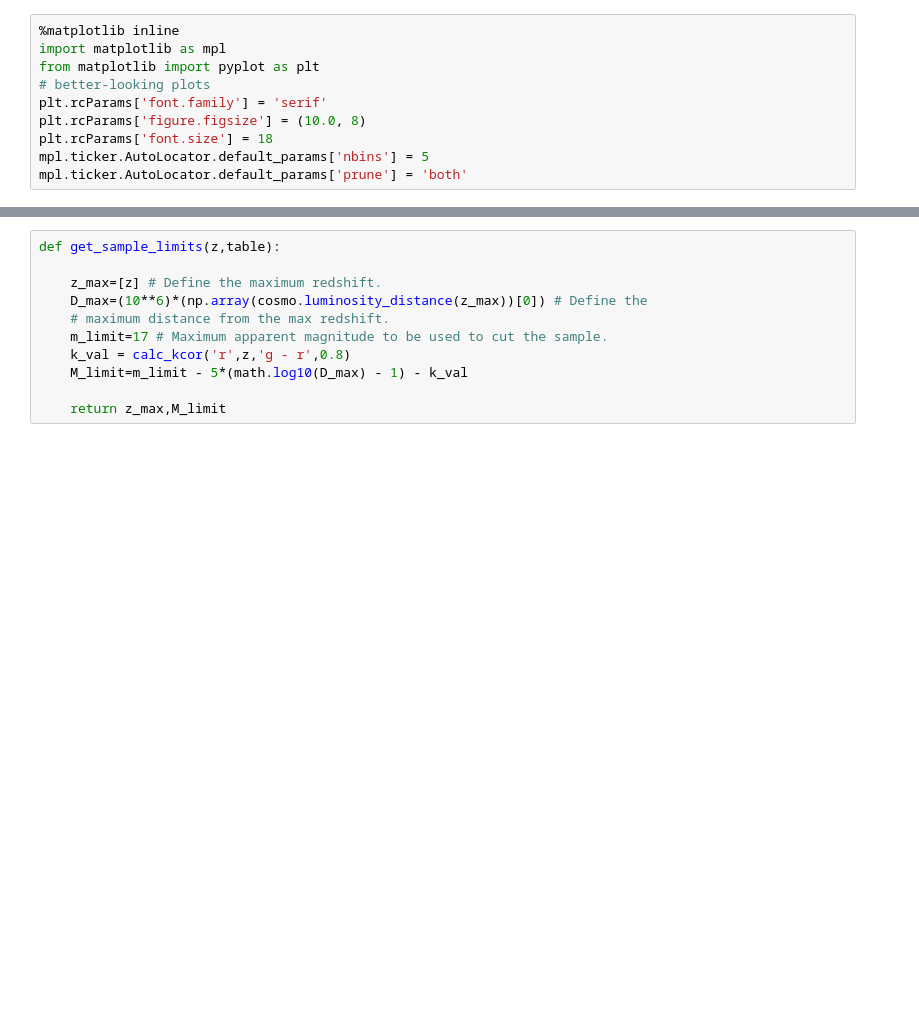
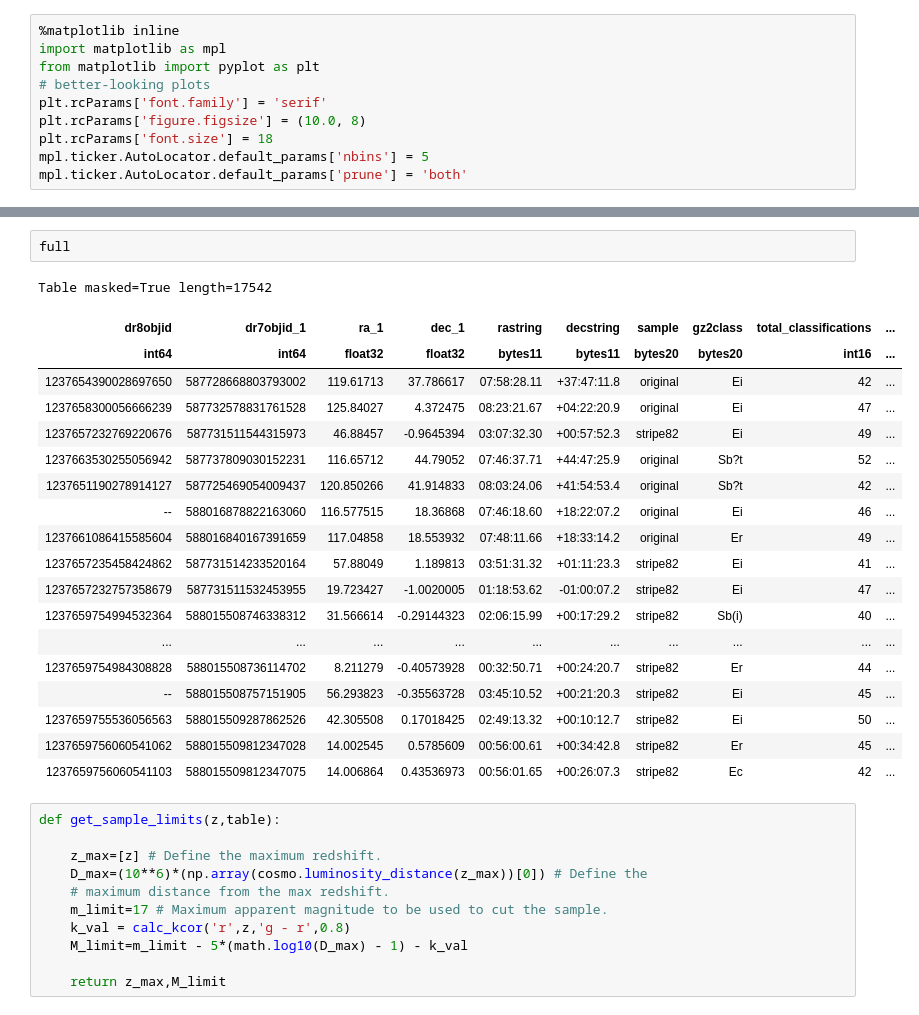
Before and after one commit to leeskelvin/gamakidsgz, a Jupyter notebook: debiasing.ipynb, the cells around one changed output, grey strips where cells are left out. Saved outputs shown, nothing was run; the diff lists cells and outputs as text; blank space fills up the shorter version.

```diff
--- a/debiasing.ipynb
+++ b/debiasing.ipynb
@@ -80,3 +80,25 @@ full = full[normal_depth] # only keep the normal depth images.
+# %%
+full
+# %% [output]
+Table masked=True length=17542
+| dr8objid | dr7objid_1 | ra_1 | dec_1 | rastring | decstring | sample | gz2class | total_classifications | ... |
+| int64 | int64 | float32 | float32 | bytes11 | bytes11 | bytes20 | bytes20 | int16 | ... |
+| 1237654390028697650 | 587728668803793002 | 119.61713 | 37.786617 | 07:58:28.11 | +37:47:11.8 | original | Ei | 42 | ... |
+| 1237658300056666239 | 587732578831761528 | 125.84027 | 4.372475 | 08:23:21.67 | +04:22:20.9 | original | Ei | 47 | ... |
+| 1237657232769220676 | 587731511544315973 | 46.88457 | -0.9645394 | 03:07:32.30 | +00:57:52.3 | stripe82 | Ei | 49 | ... |
+| 1237663530255056942 | 587737809030152231 | 116.65712 | 44.79052 | 07:46:37.71 | +44:47:25.9 | original | Sb?t | 52 | ... |
+| 1237651190278914127 | 587725469054009437 | 120.850266 | 41.914833 | 08:03:24.06 | +41:54:53.4 | original | Sb?t | 42 | ... |
+| -- | 588016878822163060 | 116.577515 | 18.36868 | 07:46:18.60 | +18:22:07.2 | original | Ei | 46 | ... |
+| 1237661086415585604 | 588016840167391659 | 117.04858 | 18.553932 | 07:48:11.66 | +18:33:14.2 | original | Er | 49 | ... |
+| 1237657235458424862 | 587731514233520164 | 57.88049 | 1.189813 | 03:51:31.32 | +01:11:23.3 | stripe82 | Ei | 41 | ... |
+| 1237657232757358679 | 587731511532453955 | 19.723427 | -1.0020005 | 01:18:53.62 | -01:00:07.2 | stripe82 | Ei | 47 | ... |
+| 1237659754994532364 | 588015508746338312 | 31.566614 | -0.29144323 | 02:06:15.99 | +00:17:29.2 | stripe82 | Sb(i) | 40 | ... |
+| ... | ... | ... | ... | ... | ... | ... | ... | ... | ... |
+| 1237659754984308828 | 588015508736114702 | 8.211279 | -0.40573928 | 00:32:50.71 | +00:24:20.7 | stripe82 | Er | 44 | ... |
+| -- | 588015508757151905 | 56.293823 | -0.35563728 | 03:45:10.52 | +00:21:20.3 | stripe82 | Ei | 45 | ... |
+| 1237659755536056563 | 588015509287862526 | 42.305508 | 0.17018425 | 02:49:13.32 | +00:10:12.7 | stripe82 | Ei | 50 | ... |
+| 1237659756060541062 | 588015509812347028 | 14.002545 | 0.5785609 | 00:56:00.61 | +00:34:42.8 | stripe82 | Er | 45 | ... |
+| 1237659756060541103 | 588015509812347075 | 14.006864 | 0.43536973 | 00:56:01.65 | +00:26:07.3 | stripe82 | Ec | 42 | ... |
 # %%
 def get_sample_limits(z,table):
 
```
Also changed, not shown: parts of 12 cells of this notebook, 5 other files.
